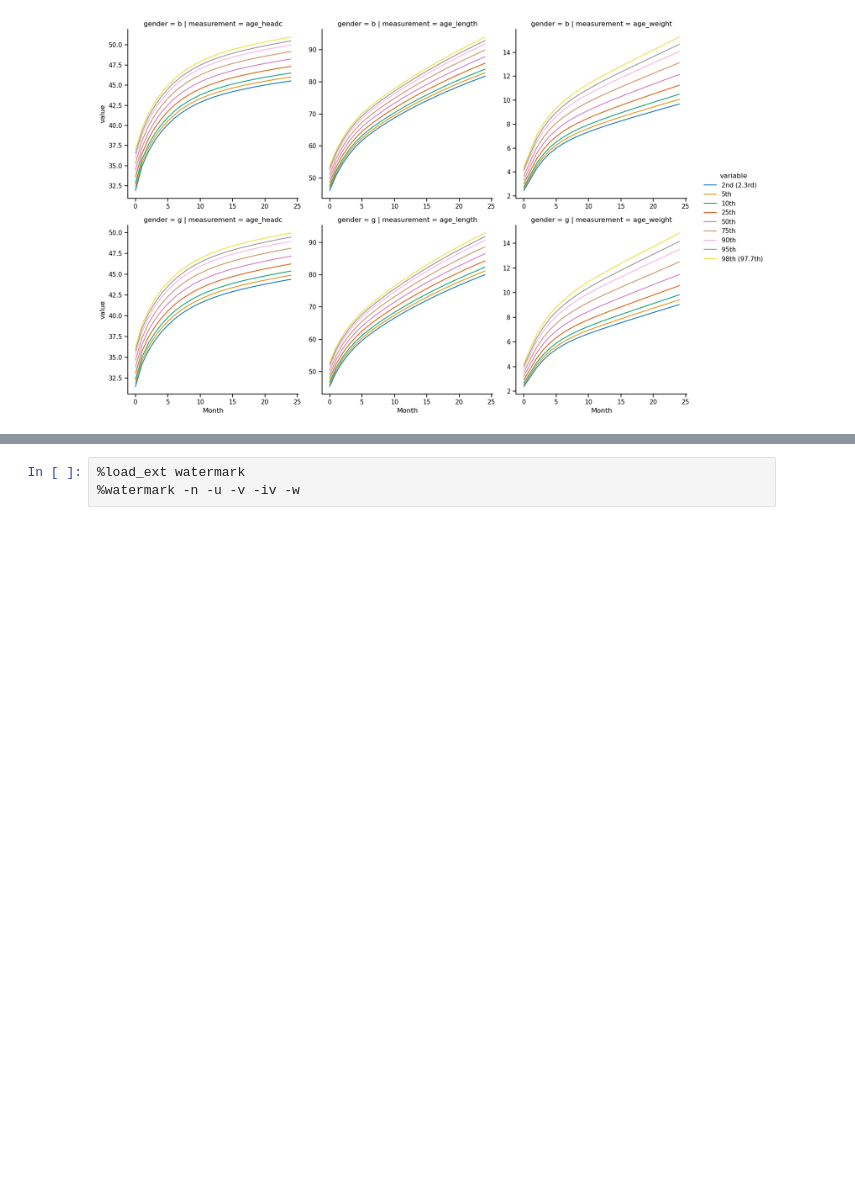
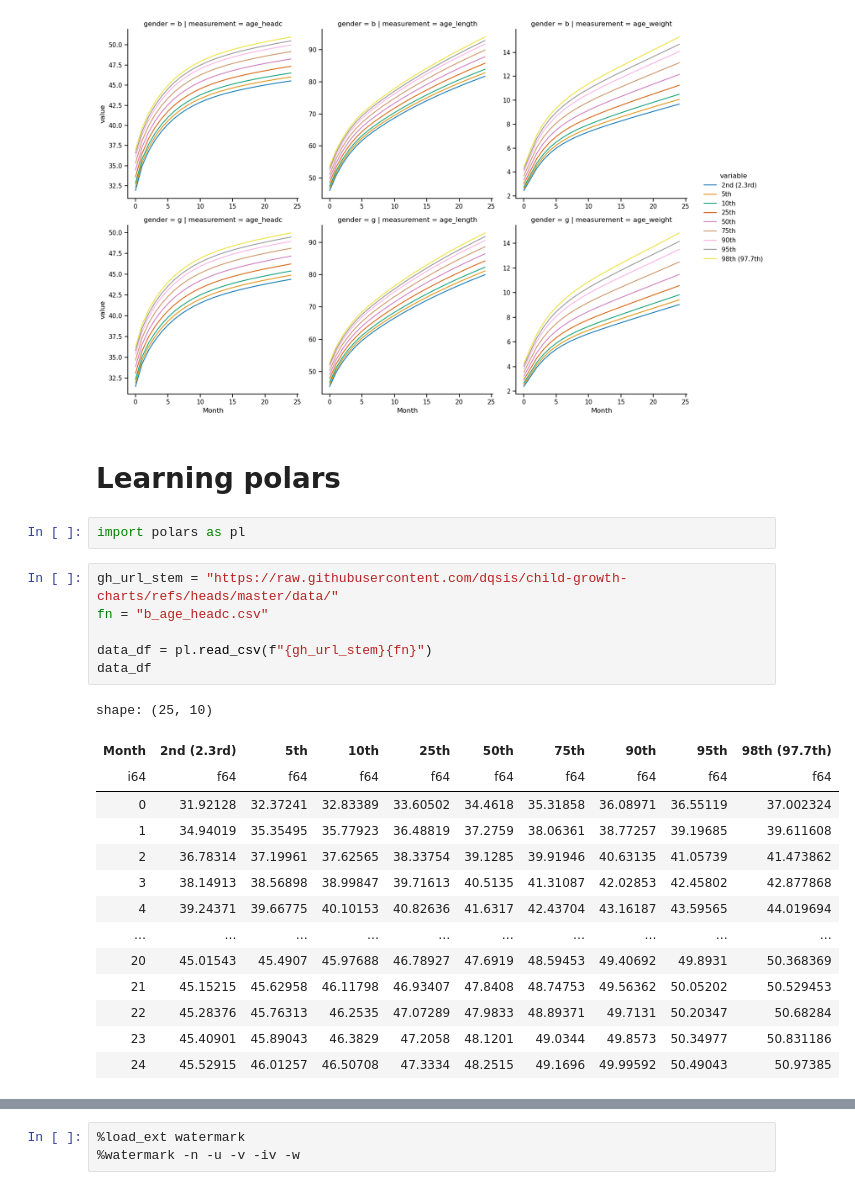
Before and after one commit to benslack19/data-science-base-repo, a Jupyter notebook: project/nb_template.ipynb, the cells around one changed output, grey strips where cells are left out. Drawn from its saved outputs; the diff is of its cells as text; blank space fills up the shorter version.

Commit message:
feat: init polars example

```diff
--- a/project/nb_template.ipynb
+++ b/project/nb_template.ipynb
@@ -122,3 +130,28 @@ g.tight_layout()
 # %% [output]
 <seaborn.axisgrid.FacetGrid at 0x...>
 [figure]
+# %% [markdown]
+# Learning polars
+# %%
+import polars as pl
+# %%
+gh_url_stem = "https://raw.githubusercontent.com/dqsis/child-growth-charts/refs/heads/master/data/"
+fn = "b_age_headc.csv"
+
+data_df = pl.read_csv(f"{gh_url_stem}{fn}")
+data_df
+# %% [output]
+shape: (25, 10)
+| Month | 2nd (2.3rd) | 5th | 10th | 25th | 50th | 75th | 90th | 95th | 98th (97.7th) |
+| i64 | f64 | f64 | f64 | f64 | f64 | f64 | f64 | f64 | f64 |
+| 0 | 31.92128 | 32.37241 | 32.83389 | 33.60502 | 34.4618 | 35.31858 | 36.08971 | 36.55119 | 37.002324 |
+| 1 | 34.94019 | 35.35495 | 35.77923 | 36.48819 | 37.2759 | 38.06361 | 38.77257 | 39.19685 | 39.611608 |
+| 2 | 36.78314 | 37.19961 | 37.62565 | 38.33754 | 39.1285 | 39.91946 | 40.63135 | 41.05739 | 41.473862 |
+| 3 | 38.14913 | 38.56898 | 38.99847 | 39.71613 | 40.5135 | 41.31087 | 42.02853 | 42.45802 | 42.877868 |
+| 4 | 39.24371 | 39.66775 | 40.10153 | 40.82636 | 41.6317 | 42.43704 | 43.16187 | 43.59565 | 44.019694 |
+| … | … | … | … | … | … | … | … | … | … |
+| 20 | 45.01543 | 45.4907 | 45.97688 | 46.78927 | 47.6919 | 48.59453 | 49.40692 | 49.8931 | 50.368369 |
+| 21 | 45.15215 | 45.62958 | 46.11798 | 46.93407 | 47.8408 | 48.74753 | 49.56362 | 50.05202 | 50.529453 |
+| 22 | 45.28376 | 45.76313 | 46.2535 | 47.07289 | 47.9833 | 48.89371 | 49.7131 | 50.20347 | 50.68284 |
+| 23 | 45.40901 | 45.89043 | 46.3829 | 47.2058 | 48.1201 | 49.0344 | 49.8573 | 50.34977 | 50.831186 |
+| 24 | 45.52915 | 46.01257 | 46.50708 | 47.3334 | 48.2515 | 49.1696 | 49.99592 | 50.49043 | 50.97385 |
```
Also changed, not shown: parts of 4 cells of this notebook.
